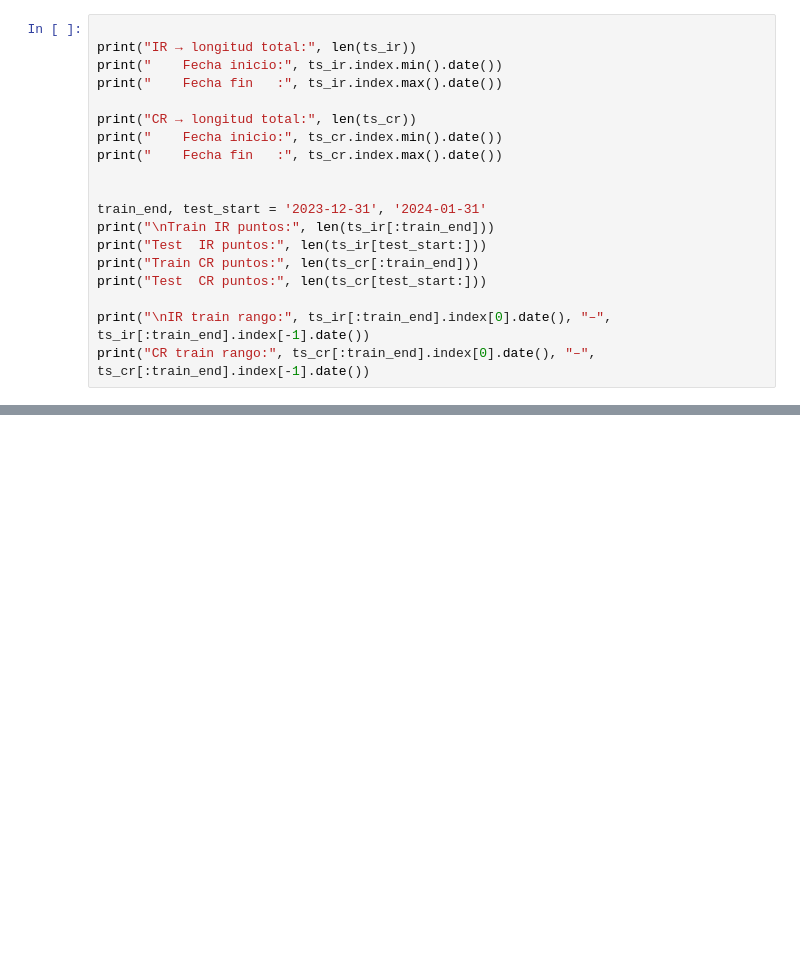
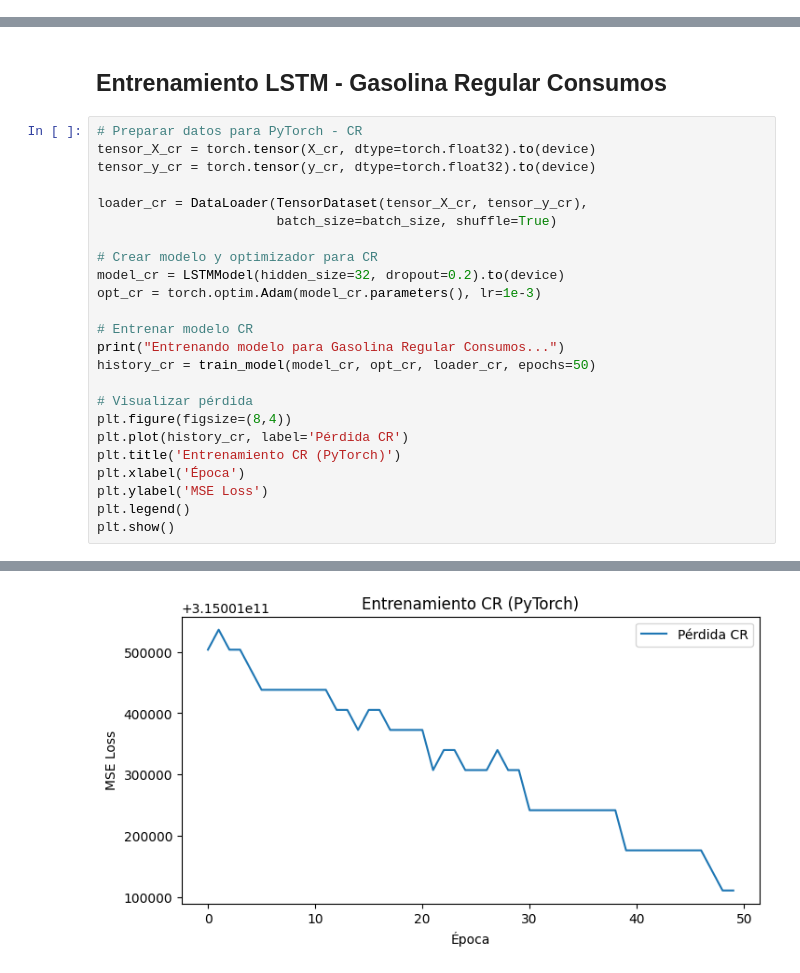
Before and after one commit to Diegoval-Dev/DC-Lab2, a Jupyter notebook: laboratorio2.ipynb, the cells around one changed output, grey strips where cells are left out. Saved outputs shown, nothing was run; the diff lists cells and outputs as text; blank space fills up the shorter version.

```diff
--- a/laboratorio2.ipynb
+++ b/laboratorio2.ipynb
@@ -120,19 +100,0 @@ Después de split y ventanas → CR: X=(12, 12, 1), y=(12, 1)
-# %%
-
-print("IR → longitud total:", len(ts_ir))
-print("    Fecha inicio:", ts_ir.index.min().date())
-print("    Fecha fin   :", ts_ir.index.max().date())
-
-print("CR → longitud total:", len(ts_cr))
-print("    Fecha inicio:", ts_cr.index.min().date())
-print("    Fecha fin   :", ts_cr.index.max().date())
-
-
-train_end, test_start = '2023-12-31', '2024-01-31'
-print("\nTrain IR puntos:", len(ts_ir[:train_end]))
-print("Test  IR puntos:", len(ts_ir[test_start:]))
-print("Train CR puntos:", len(ts_cr[:train_end]))
-print("Test  CR puntos:", len(ts_cr[test_start:]))
-
-print("\nIR train rango:", ts_ir[:train_end].index[0].date(), "–", ts_ir[:train_end].index[-1].date())
-print("CR train rango:", ts_cr[:train_end].index[0].date(), "–", ts_cr[:train_end].index[-1].date())
@@ -376,0 +274,27 @@ Verdadero   CR (ene-2024): 855349.76
+# %% [markdown]
+## Entrenamiento LSTM - Gasolina Regular Consumos
+# %%
+# Preparar datos para PyTorch - CR
+tensor_X_cr = torch.tensor(X_cr, dtype=torch.float32).to(device)
+tensor_y_cr = torch.tensor(y_cr, dtype=torch.float32).to(device)
+
+loader_cr = DataLoader(TensorDataset(tensor_X_cr, tensor_y_cr),
+                       batch_size=batch_size, shuffle=True)
+
+# Crear modelo y optimizador para CR
+model_cr = LSTMModel(hidden_size=32, dropout=0.2).to(device)
+opt_cr = torch.optim.Adam(model_cr.parameters(), lr=1e-3)
+
+# Entrenar modelo CR
+print("Entrenando modelo para Gasolina Regular Consumos...")
+history_cr = train_model(model_cr, opt_cr, loader_cr, epochs=50)
+
+# Visualizar pérdida
+plt.figure(figsize=(8,4))
+plt.plot(history_cr, label='Pérdida CR')
+plt.title('Entrenamiento CR (PyTorch)')
+plt.xlabel('Época')
+plt.ylabel('MSE Loss')
+plt.legend()
+plt.show()
+# %% [output]
@@ -376,0 +307 @@ Verdadero   CR (ene-2024): 855349.76
+[figure, added]
```
Also changed, not shown: parts of 27 cells of this notebook.
